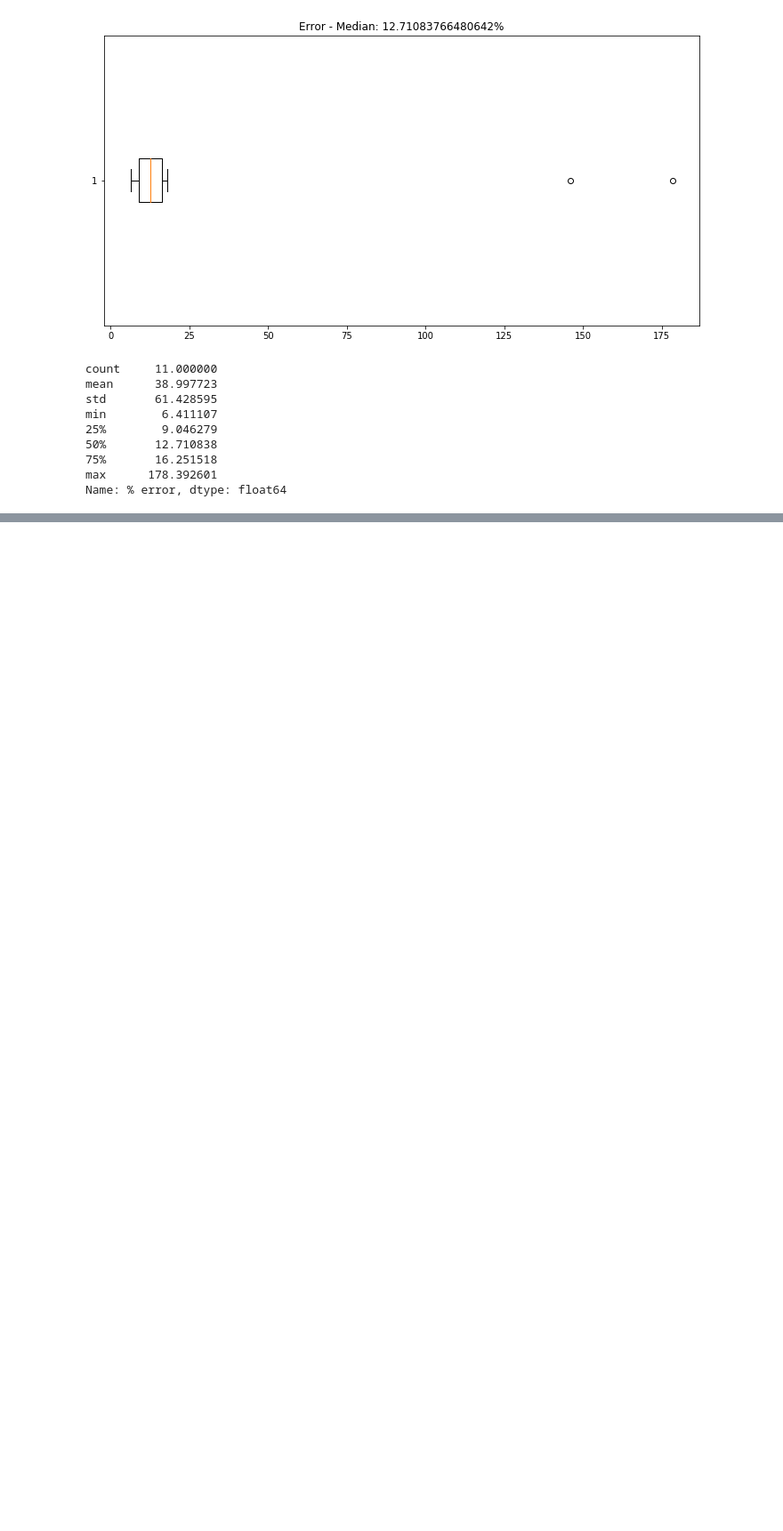
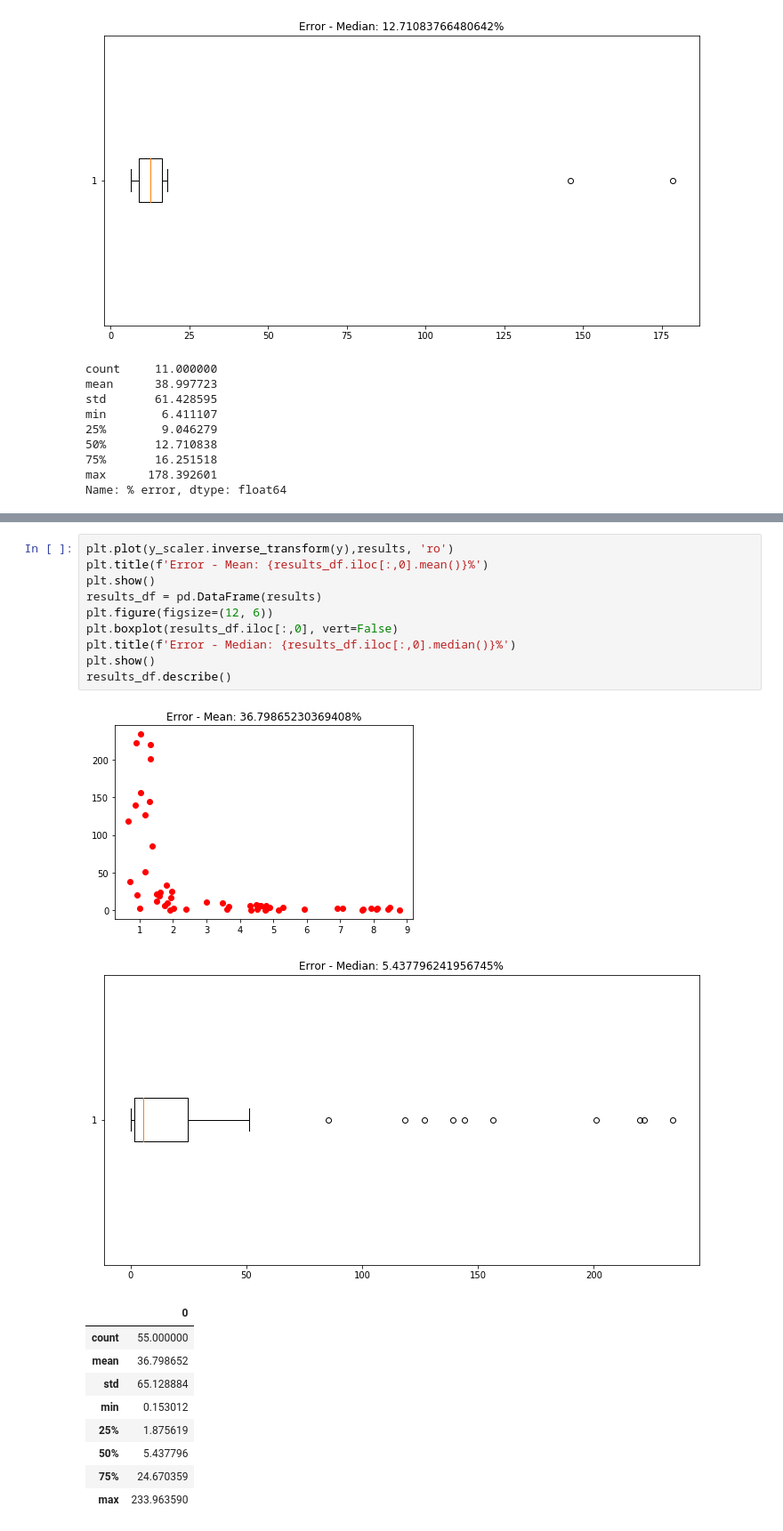
Before and after one commit to GuiMend/stock-prediction-rnn-fundamentals, a Jupyter notebook: src/6. Compare with LOOCV (useful for small datasets).ipynb, the cells around one changed output, grey strips where cells are left out. Shown at 89% size. Cells and saved outputs as stored; diff of their text form; blank space fills up the shorter version.

```diff
--- a/src/6. Compare with LOOCV (useful for small datasets).ipynb
+++ b/src/6. Compare with LOOCV (useful for small datasets).ipynb
@@ -77,0 +143,22 @@ Name: % error, dtype: float64
+# %%
+plt.plot(y_scaler.inverse_transform(y),results, 'ro')
+plt.title(f'Error - Mean: {results_df.iloc[:,0].mean()}%')
+plt.show()
+results_df = pd.DataFrame(results)
+plt.figure(figsize=(12, 6))
+plt.boxplot(results_df.iloc[:,0], vert=False)
+plt.title(f'Error - Median: {results_df.iloc[:,0].median()}%')
+plt.show()
+results_df.describe()
+# %% [output]
+[figure, added]
+[figure, added]
+|  | 0 |
+| count | 55.000000 |
+| mean | 36.798652 |
+| std | 65.128884 |
+| min | 0.153012 |
+| 25% | 1.875619 |
+| 50% | 5.437796 |
+| 75% | 24.670359 |
+| max | 233.963590 |
```
Also changed, not shown: parts of 2 cells of this notebook.
